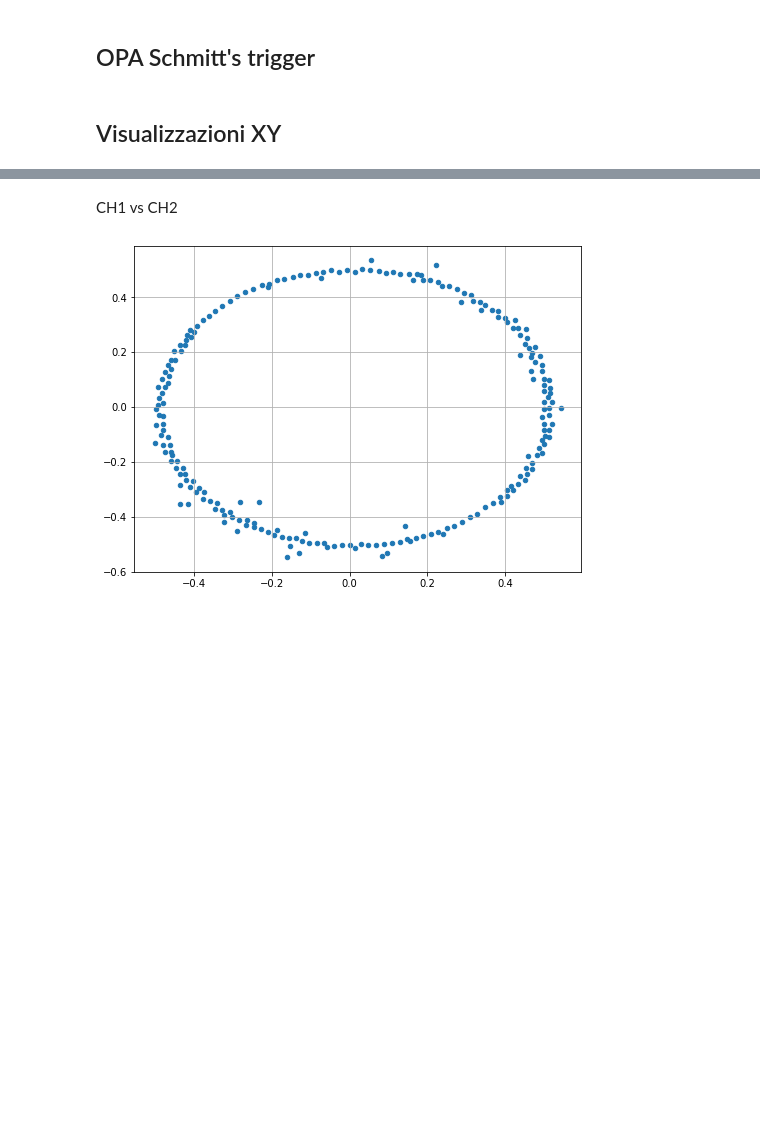
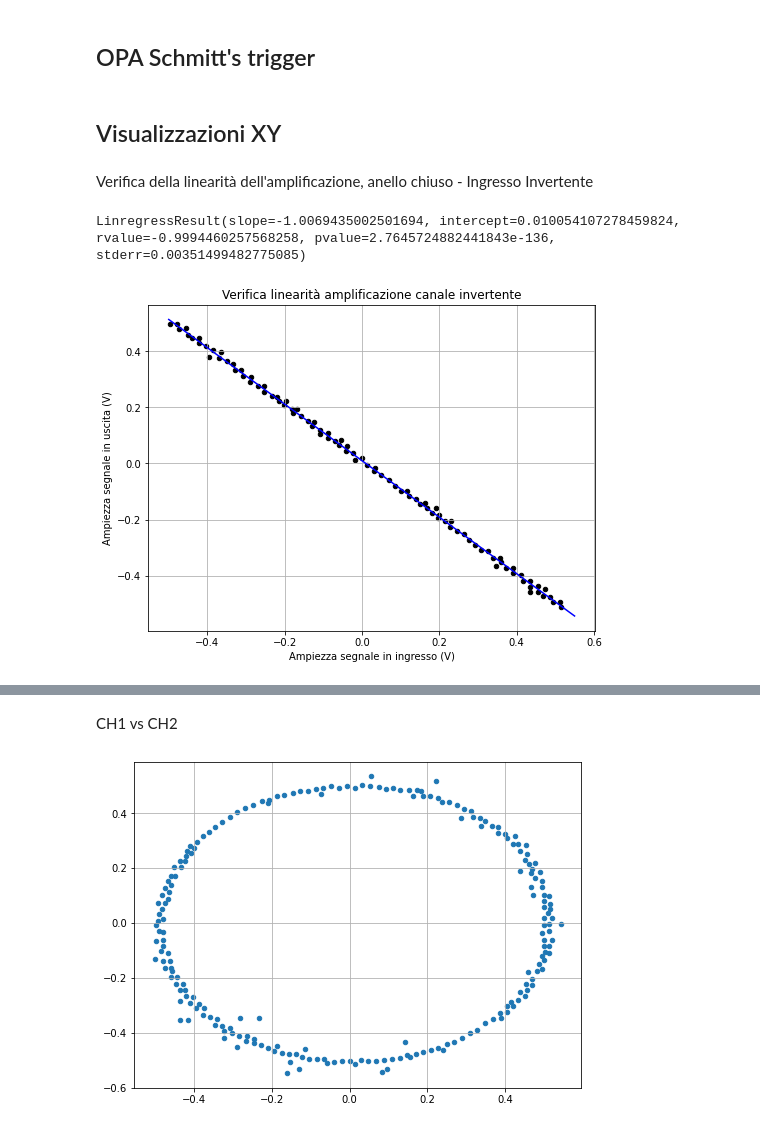
Before and after one commit to valeriopagliarino/Electronics-2021-UNITO-Public, a Jupyter notebook: analysis/3_Mixer_Diff_Trigger.ipynb, the cells around one changed output, grey strips where cells are left out. Cells and saved outputs as stored; diff of their text form; code cells hidden in the pictures; blank space fills up the shorter version.

Commit message:
XY scatter plots ok

```diff
--- a/analysis/3_Mixer_Diff_Trigger.ipynb
+++ b/analysis/3_Mixer_Diff_Trigger.ipynb
@@ -206,3 +206,32 @@ t6_ch2_f = openTek(f'{DATADIR}/7-10-21/OPA_trigger_out_of_range/F0016CH2.CSV')
 t6_ch2_f = openTek(f'{DATADIR}/7-10-21/OPA_trigger_out_of_range/F0016CH3.CSV')
 # %% [markdown]
 ## Visualizzazioni XY
+# %% [markdown]
+Verifica della linearità dell'amplificazione, anello chiuso - Ingresso Invertente
+# %%
+import scipy.stats
+
+LIN_CHinv = pd.read_csv(f"{DATADIR}/7-10-21/XY/LIN_CH1.csv")
+
+LIN_CHinvx = LIN_CHinv.to_numpy().transpose()[0]
+LIN_CHinvy = LIN_CHinv.to_numpy().transpose()[1]
+LIN_CHinvx = LIN_CHinvx[(LIN_CHinvx >= -0.6) & (LIN_CHinvx <= 15)]
+LIN_CHinvy = LIN_CHinvy[(LIN_CHinvy >= -0.6) & (LIN_CHinvy <= 15)]
+
+fig, ax = plt.subplots(nrows = 1, ncols = 1, figsize=(8, 6))
+ax.scatter(LIN_CHinvx, LIN_CHinvy, s=20, color = "black")
+
+res_inv = sp.stats.linregress(LIN_CHinvx, LIN_CHinvy)
+x_fit = np.linspace(-0.5, 0.55, 200)
+y_fit = x_fit * res_inv[0] + res_inv[1]
+
+ax.plot(x_fit, y_fit, color = "blue")
+ax.grid()
+
+ax.set(xlabel='Ampiezza segnale in ingresso (V)', ylabel='Ampiezza segnale in uscita (V)',
+       title='Verifica linearità amplificazione canale invertente')
+
+print(res_inv)
+# %% [output]
+LinregressResult(slope=-1.0069435002501694, intercept=0.010054107278459824, rvalue=-0.9994460257568258, pvalue=2.7645724882441843e-136, stderr=0.00351499482775085)
+[figure, added]
```
Also changed, not shown: parts of 2 cells of this notebook.
